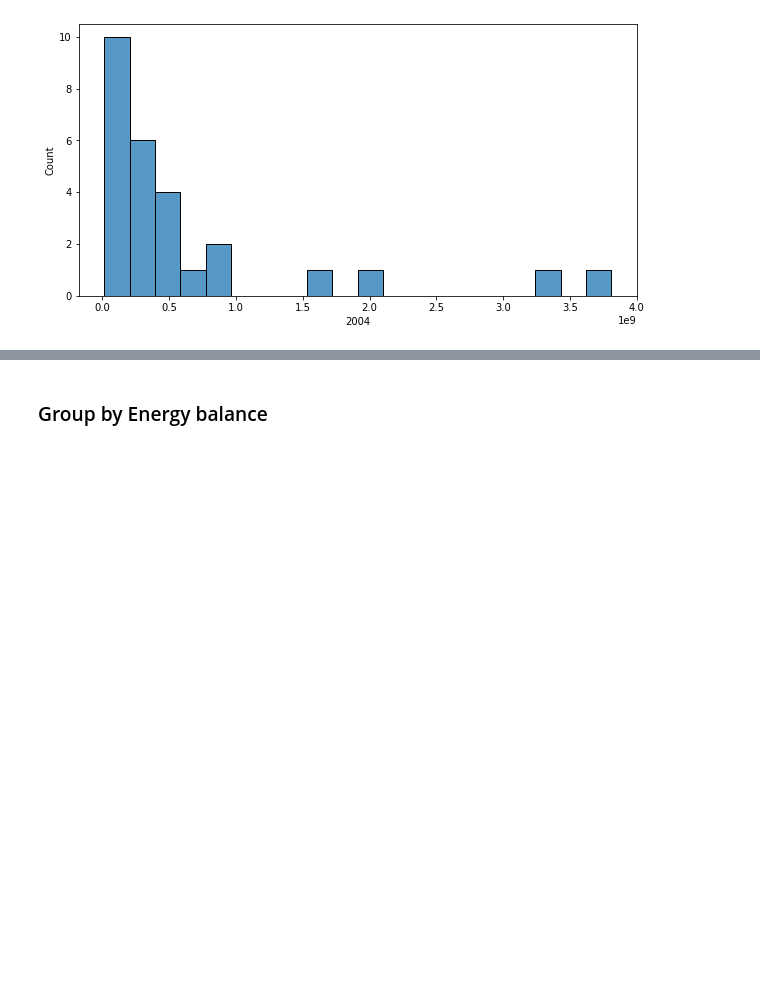
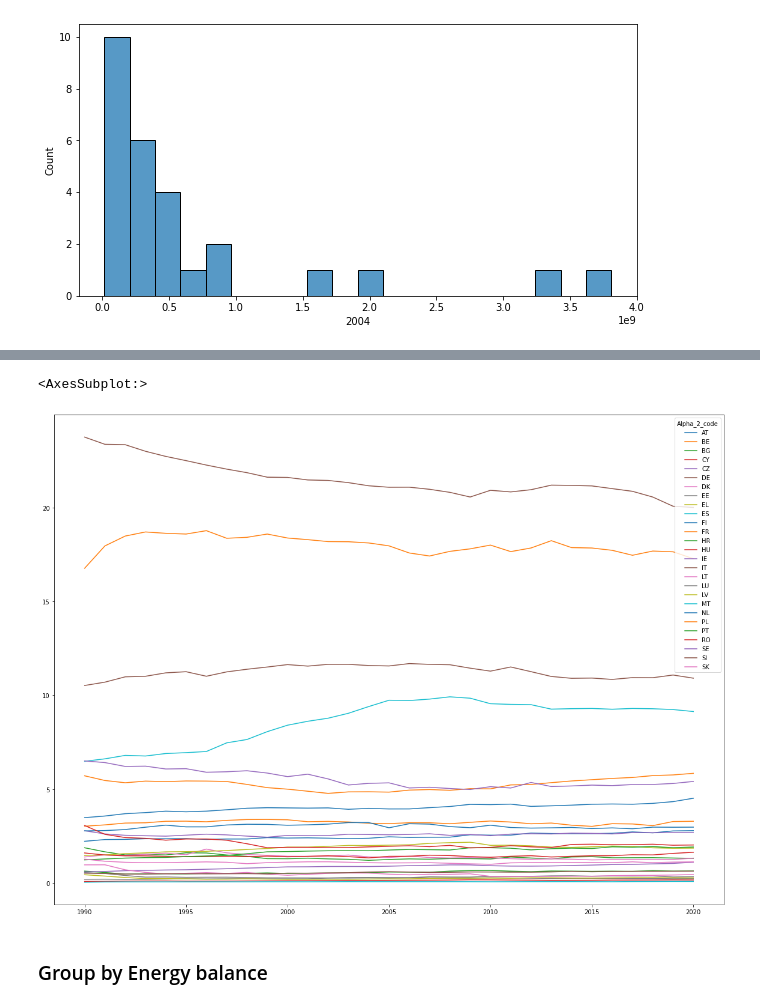
Before and after one commit to SinanSeyhan/green-electricity-project, a Jupyter notebook: notebooks/armin_data_analysis_consumption.ipynb, the cells around one changed output, grey strips where cells are left out. Saved outputs shown, nothing was run; the diff lists cells and outputs as text; code cells hidden in the pictures; blank space fills up the shorter version.

```diff
--- a/notebooks/armin_data_analysis_consumption.ipynb
+++ b/notebooks/armin_data_analysis_consumption.ipynb
@@ -341,3 +375,8 @@ sns.histplot(consumption_df_country_sums.set_index('Alpha_2_code')['2004'], bins
+# %%
+consumption_df_country_perc.set_index('Alpha_2_code').T.plot(figsize=(20,15))
+# %% [output]
+<AxesSubplot:>
+[figure, added]
 # %% [markdown]
 ### Group by Energy balance
 # %%
```
Also changed, not shown: parts of 23 cells of this notebook.
